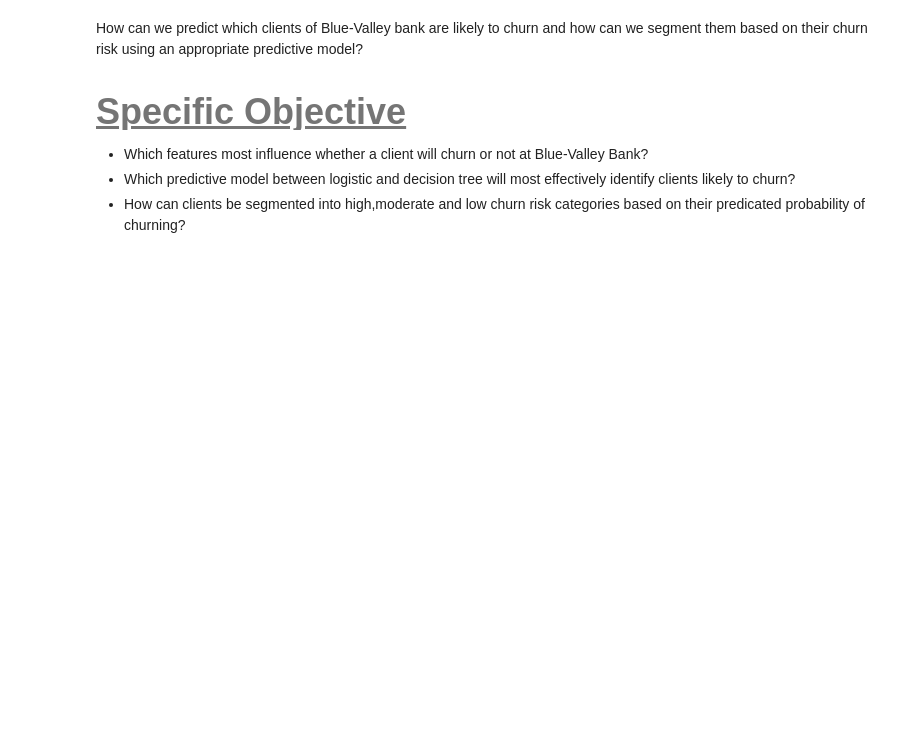
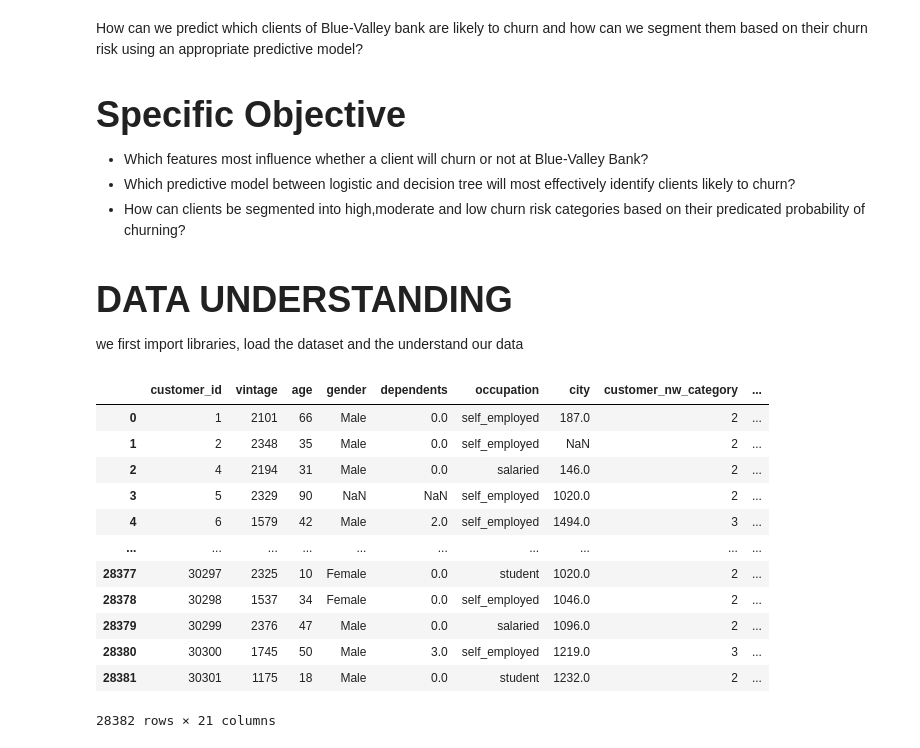
Before and after one commit to justicee-dev/bank-churn, a Jupyter notebook: Project.ipynb, the cells around one changed output. Drawn from its saved outputs; the diff is of its cells as text; code cells hidden in the pictures; blank space fills up the shorter version.

```diff
--- a/Project.ipynb
+++ b/Project.ipynb
@@ -27,10 +27,14 @@ Blue-Valley Bank has faced rsing customer churn over the past five years,resulti
     How can we predict which clients of Blue-Valley bank are likely to churn and how can we segment them based on their churn risk using an appropriate predictive model?
     </body>
 # %% [markdown]
-<h6 style="font-size:36px;"><b><U>Specific Objective</b></h6>
+<h3 style="font-size:36px;">Specific Objective</h3>
 # %% [markdown]
 <ul>
 <li>Which features most influence whether a client will churn or not at Blue-Valley Bank?</li>
 <li>Which predictive model between logistic and decision tree will most effectively identify clients likely to churn?</li>
 <li>How can clients be segmented into high,moderate and low churn risk categories based on their predicated probability of churning?</li>
 </ul>
+# %% [markdown]
+<h3 style="font-size:36px;">DATA UNDERSTANDING</h3>
+# %% [markdown]
+we first import libraries, load the dataset and the understand our data
@@ -36,0 +51,18 @@ Blue-Valley Bank has faced rsing customer churn over the past five years,resulti
+# %%
+#loading the dataset
+df=pd.read_csv('churn_prediction.csv')
+df
+# %% [output]
+|  | customer_id | vintage | age | gender | dependents | occupation | city | customer_nw_category | ... |
+| 0 | 1 | 2101 | 66 | Male | 0.0 | self_employed | 187.0 | 2 | ... |
+| 1 | 2 | 2348 | 35 | Male | 0.0 | self_employed | NaN | 2 | ... |
+| 2 | 4 | 2194 | 31 | Male | 0.0 | salaried | 146.0 | 2 | ... |
+| 3 | 5 | 2329 | 90 | NaN | NaN | self_employed | 1020.0 | 2 | ... |
+| 4 | 6 | 1579 | 42 | Male | 2.0 | self_employed | 1494.0 | 3 | ... |
+| ... | ... | ... | ... | ... | ... | ... | ... | ... | ... |
+| 28377 | 30297 | 2325 | 10 | Female | 0.0 | student | 1020.0 | 2 | ... |
+| 28378 | 30298 | 1537 | 34 | Female | 0.0 | self_employed | 1046.0 | 2 | ... |
+| 28379 | 30299 | 2376 | 47 | Male | 0.0 | salaried | 1096.0 | 2 | ... |
+| 28380 | 30300 | 1745 | 50 | Male | 3.0 | self_employed | 1219.0 | 3 | ... |
+| 28381 | 30301 | 1175 | 18 | Male | 0.0 | student | 1232.0 | 2 | ... |
+28382 rows × 21 columns
```
Also changed, not shown: parts of 22 cells of this notebook.
